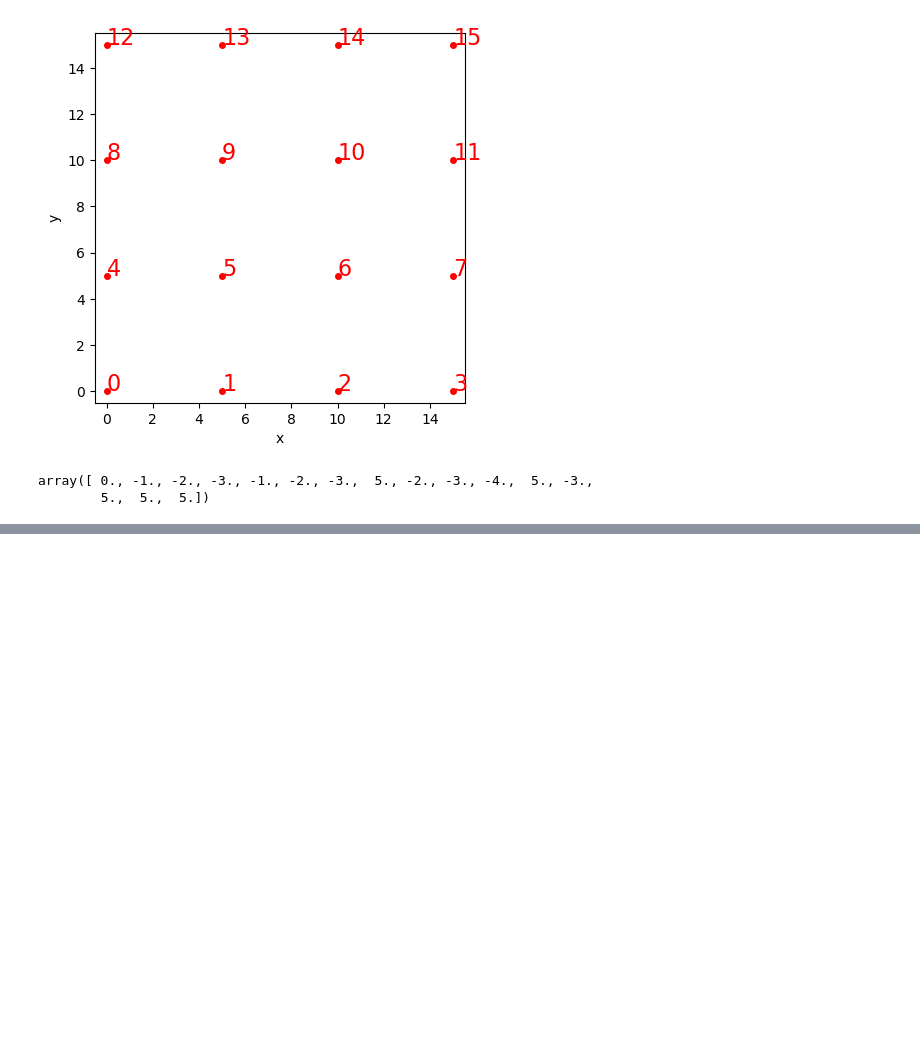
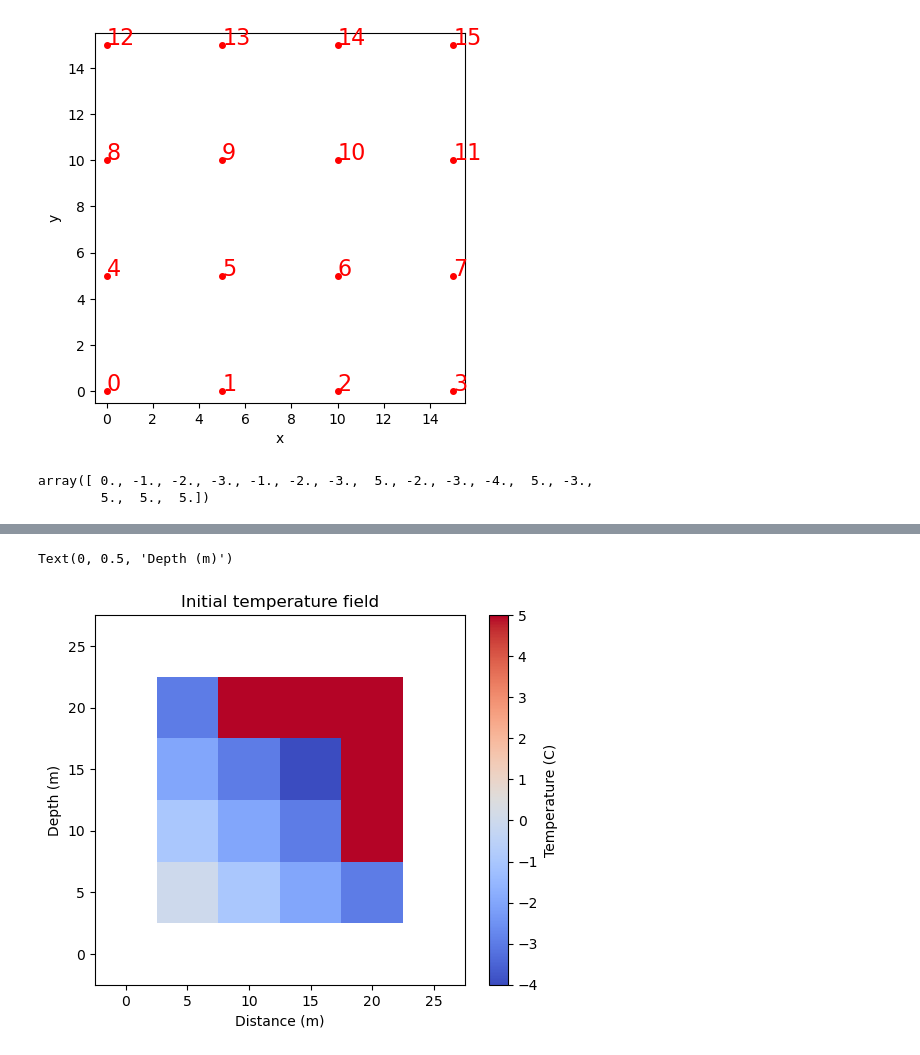
Before and after one commit to csdms-espin/ESPIn2026_ThermalSlump, a Jupyter notebook: grid_creation.ipynb, the cells around one changed output, grey strips where cells are left out. Saved outputs shown, nothing was run; the diff lists cells and outputs as text; code cells hidden in the pictures; blank space fills up the shorter version.

```diff
--- a/grid_creation.ipynb
+++ b/grid_creation.ipynb
@@ -28,0 +30,17 @@ grid.set_fixed_value_boundaries_at_grid_edges(True, True, False, False)
+# %%
+fig, ax = plt.subplots()
+imshow_grid(
+    grid,
+    temp,
+    cmap="coolwarm",
+    vmin=-4,
+    vmax=5,
+    colorbar_label="Temperature (C)",
+)
+plt.title("Initial temperature field")
+plt.xlabel("Distance (m)")
+plt.ylabel("Depth (m)")
+#ax.invert_yaxis()
+# %% [output]
+Text(0, 0.5, 'Depth (m)')
+[figure, added]
```
Also changed, not shown: parts of 5 cells of this notebook.
